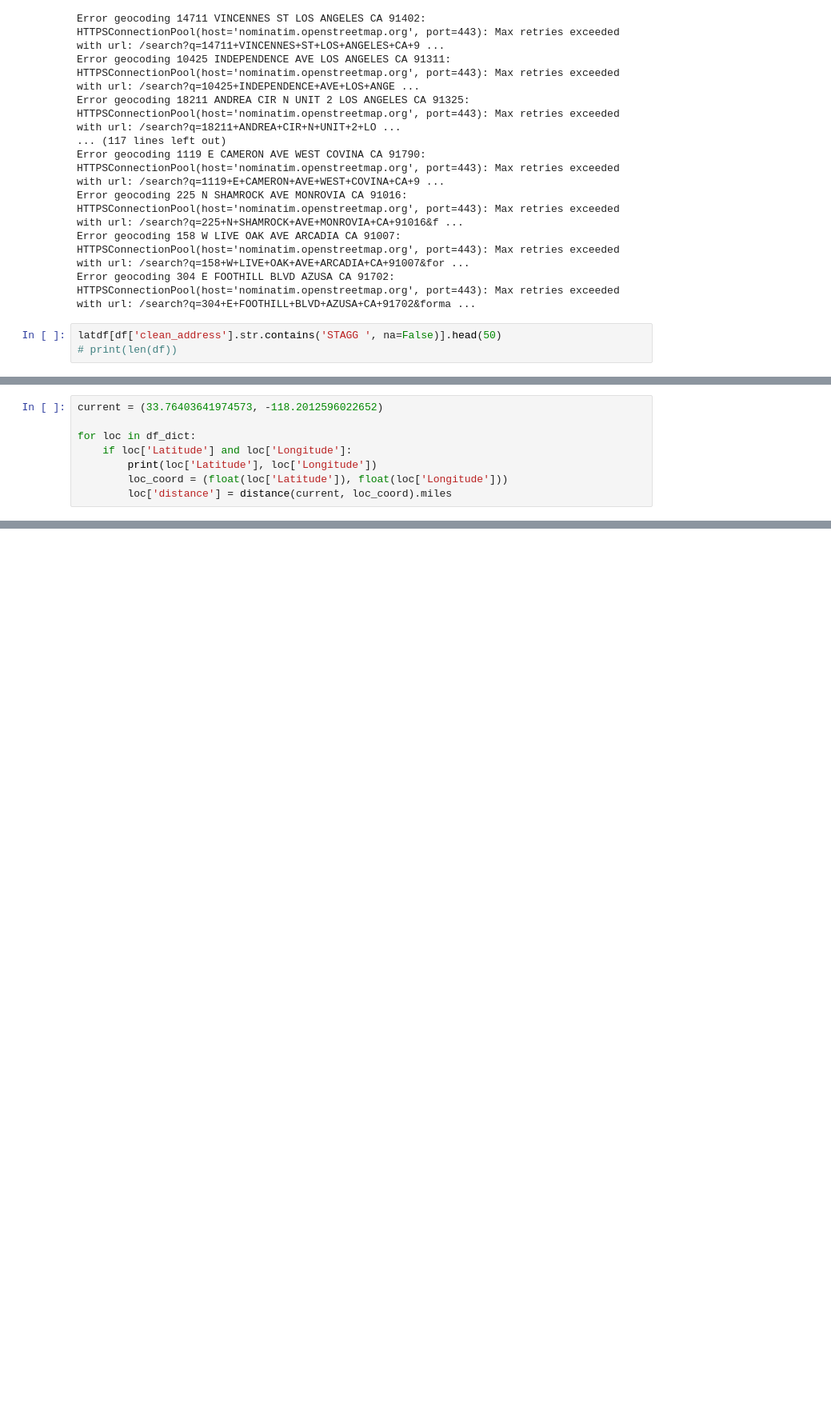
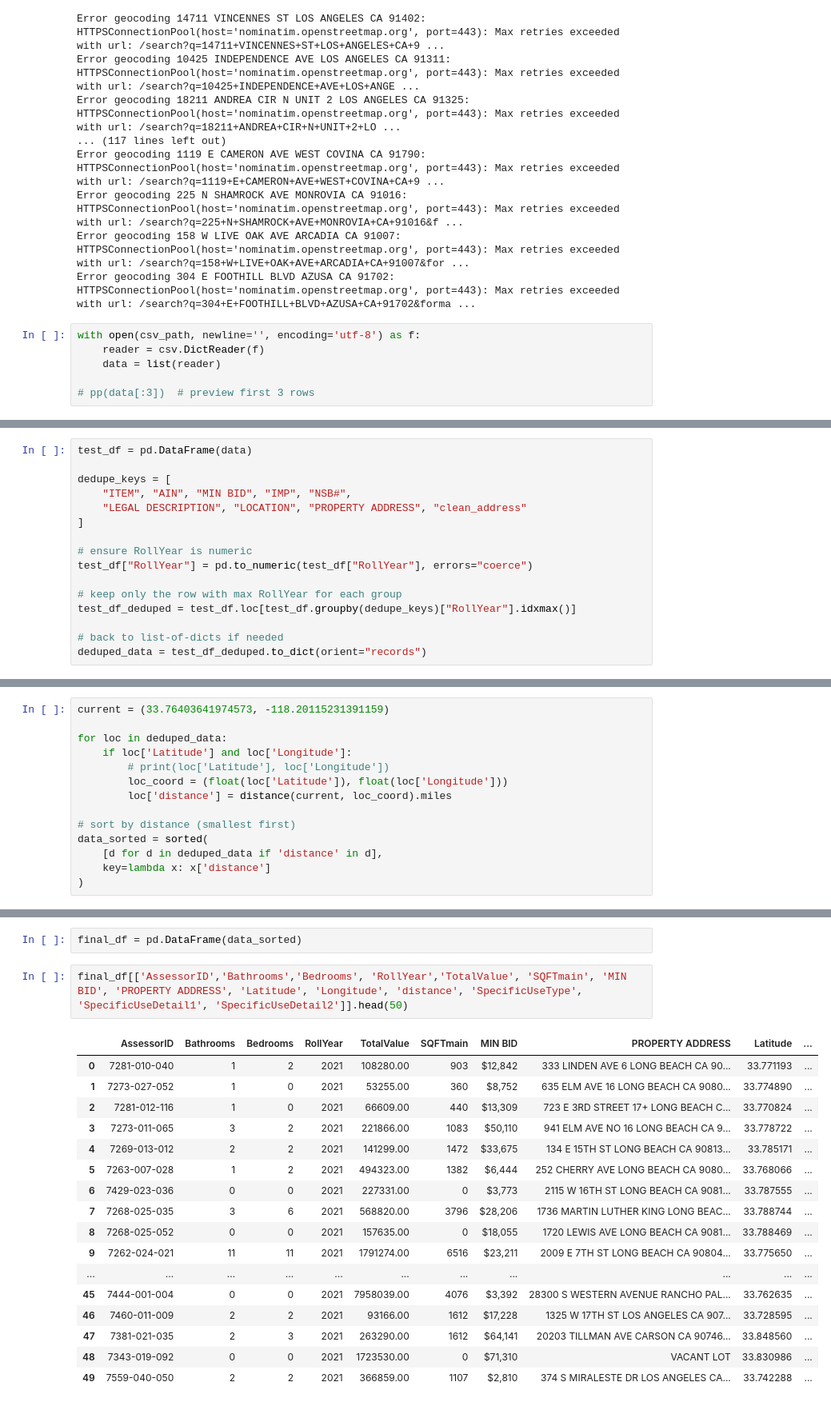
Before and after one commit to beaubatchelor/la_tax_auction_parse, a Jupyter notebook: parser.ipynb, the cells around one changed output, grey strips where cells are left out. Shown at 80% size. Drawn from its saved outputs; the diff is of its cells as text; blank space fills up the shorter version.

Commit message:
could add value next

```diff
--- a/parser.ipynb
+++ b/parser.ipynb
@@ -76,5 +78,8 @@ Error geocoding 225 N SHAMROCK AVE MONROVIA CA 91016: HTTPSConnectionPool(host='
 Error geocoding 158 W LIVE OAK AVE ARCADIA CA 91007: HTTPSConnectionPool(host='nominatim.openstreetmap.org', port=443): Max retries exceeded with url: /search?q=158+W+LIVE+OAK+AVE+ARCADIA+CA+91007&for ...
 Error geocoding 304 E FOOTHILL BLVD AZUSA CA 91702: HTTPSConnectionPool(host='nominatim.openstreetmap.org', port=443): Max retries exceeded with url: /search?q=304+E+FOOTHILL+BLVD+AZUSA+CA+91702&forma ...
 # %%
-latdf[df['clean_address'].str.contains('STAGG ', na=False)].head(50)
-# print(len(df))
+with open(csv_path, newline='', encoding='utf-8') as f:
+    reader = csv.DictReader(f)
+    data = list(reader)
+
+# pp(data[:3])  # preview first 3 rows
@@ -85,0 +121,16 @@ df_dict = df.to_dict('records')
+# %%
+test_df = pd.DataFrame(data)
+
+dedupe_keys = [
+    "ITEM", "AIN", "MIN BID", "IMP", "NSB#",
+    "LEGAL DESCRIPTION", "LOCATION", "PROPERTY ADDRESS", "clean_address"
+]
+
+# ensure RollYear is numeric
+test_df["RollYear"] = pd.to_numeric(test_df["RollYear"], errors="coerce")
+
+# keep only the row with max RollYear for each group
+test_df_deduped = test_df.loc[test_df.groupby(dedupe_keys)["RollYear"].idxmax()]
+
+# back to list-of-dicts if needed
+deduped_data = test_df_deduped.to_dict(orient="records")
@@ -86,8 +158,14 @@ df_dict = df.to_dict('records')
 # %%
-current = (33.76403641974573, -118.2012596022652)
+current = (33.76403641974573, -118.20115231391159)
 
-for loc in df_dict:
+for loc in deduped_data:
     if loc['Latitude'] and loc['Longitude']:
-        print(loc['Latitude'], loc['Longitude'])
+        # print(loc['Latitude'], loc['Longitude'])
         loc_coord = (float(loc['Latitude']), float(loc['Longitude']))
         loc['distance'] = distance(current, loc_coord).miles
+
+# sort by distance (smallest first)
+data_sorted = sorted(
+    [d for d in deduped_data if 'distance' in d],
+    key=lambda x: x['distance']
+)
@@ -118,0 +192,22 @@ df.head(50)
+# %%
+final_df = pd.DataFrame(data_sorted)
+# %%
+final_df[['AssessorID','Bathrooms','Bedrooms', 'RollYear','TotalValue', 'SQFTmain', 'MIN BID', 'PROPERTY ADDRESS', 'Latitude', 'Longitude', 'distance', 'SpecificUseType', 'SpecificUseDetail1', 'SpecificUseDetail2']].head(50)
+# %% [output]
+|  | AssessorID | Bathrooms | Bedrooms | RollYear | TotalValue | SQFTmain | MIN BID | PROPERTY ADDRESS | Latitude | ... |
+| 0 | 7281-010-040 | 1 | 2 | 2021 | 108280.00 | 903 | $12,842 | 333 LINDEN AVE 6 LONG BEACH CA 90... | 33.771193 | ... |
+| 1 | 7273-027-052 | 1 | 0 | 2021 | 53255.00 | 360 | $8,752 | 635 ELM AVE 16 LONG BEACH CA 9080... | 33.774890 | ... |
+| 2 | 7281-012-116 | 1 | 0 | 2021 | 66609.00 | 440 | $13,309 | 723 E 3RD STREET 17+ LONG BEACH C... | 33.770824 | ... |
+| 3 | 7273-011-065 | 3 | 2 | 2021 | 221866.00 | 1083 | $50,110 | 941 ELM AVE NO 16 LONG BEACH CA 9... | 33.778722 | ... |
+| 4 | 7269-013-012 | 2 | 2 | 2021 | 141299.00 | 1472 | $33,675 | 134 E 15TH ST LONG BEACH CA 90813... | 33.785171 | ... |
+| 5 | 7263-007-028 | 1 | 2 | 2021 | 494323.00 | 1382 | $6,444 | 252 CHERRY AVE LONG BEACH CA 9080... | 33.768066 | ... |
+| 6 | 7429-023-036 | 0 | 0 | 2021 | 227331.00 | 0 | $3,773 | 2115 W 16TH ST LONG BEACH CA 9081... | 33.787555 | ... |
+| 7 | 7268-025-035 | 3 | 6 | 2021 | 568820.00 | 3796 | $28,206 | 1736 MARTIN LUTHER KING LONG BEAC... | 33.788744 | ... |
+| 8 | 7268-025-052 | 0 | 0 | 2021 | 157635.00 | 0 | $18,055 | 1720 LEWIS AVE LONG BEACH CA 9081... | 33.788469 | ... |
+| 9 | 7262-024-021 | 11 | 11 | 2021 | 1791274.00 | 6516 | $23,211 | 2009 E 7TH ST LONG BEACH CA 90804... | 33.775650 | ... |
+| ... | ... | ... | ... | ... | ... | ... | ... | ... | ... | ... |
+| 45 | 7444-001-004 | 0 | 0 | 2021 | 7958039.00 | 4076 | $3,392 | 28300 S WESTERN AVENUE RANCHO PAL... | 33.762635 | ... |
+| 46 | 7460-011-009 | 2 | 2 | 2021 | 93166.00 | 1612 | $17,228 | 1325 W 17TH ST LOS ANGELES CA 907... | 33.728595 | ... |
+| 47 | 7381-021-035 | 2 | 3 | 2021 | 263290.00 | 1612 | $64,141 | 20203 TILLMAN AVE CARSON CA 90746... | 33.848560 | ... |
+| 48 | 7343-019-092 | 0 | 0 | 2021 | 1723530.00 | 0 | $71,310 | VACANT LOT | 33.830986 | ... |
+| 49 | 7559-040-050 | 2 | 2 | 2021 | 366859.00 | 1107 | $2,810 | 374 S MIRALESTE DR LOS ANGELES CA... | 33.742288 | ... |
```
Also changed, not shown: parts of 10 cells of this notebook, 7 other files.
